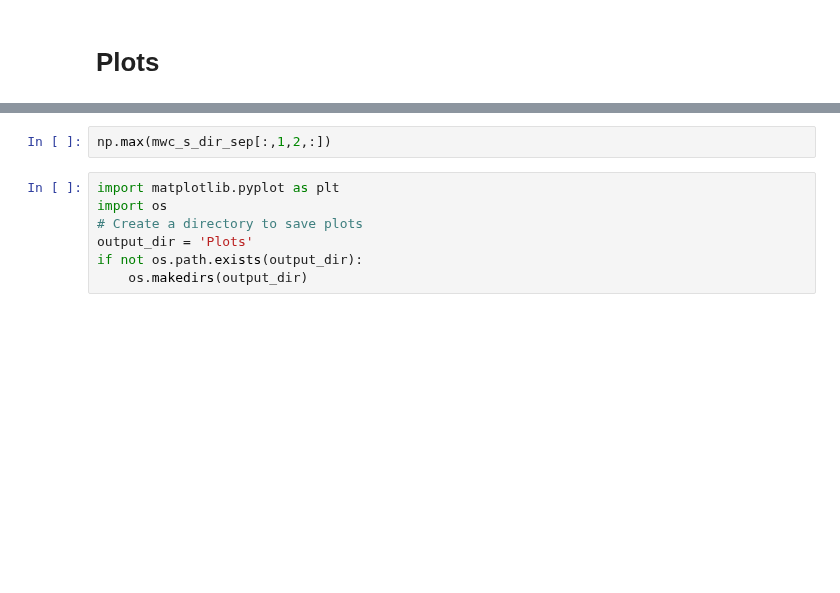
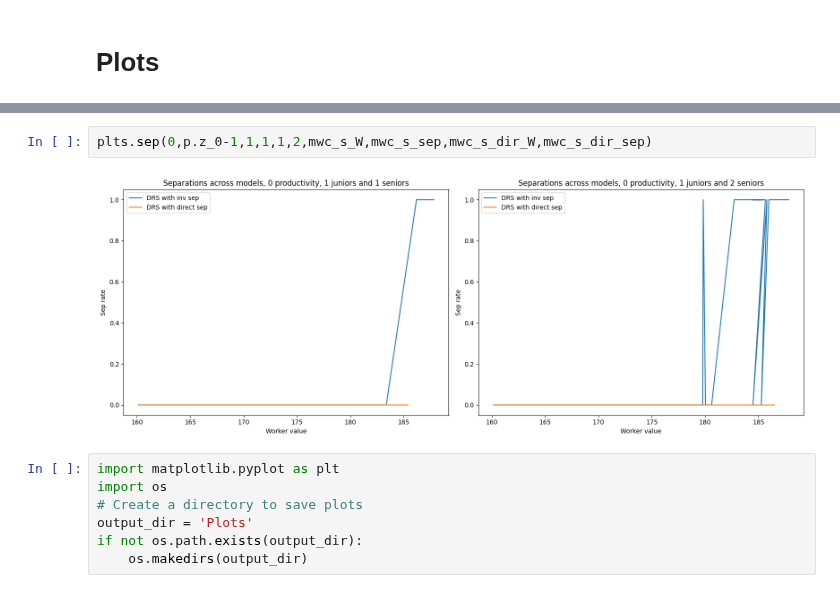
Before and after one commit to zalandru/Dynamic-Contracting-Multi-worker-Firm, a Jupyter notebook: Multiworker_wage_2steps/Initiating MWF.ipynb, the cells around one changed output, grey strips where cells are left out. Saved outputs shown, nothing was run; the diff lists cells and outputs as text; blank space fills up the shorter version.

```diff
--- a/Multiworker_wage_2steps/Initiating MWF.ipynb
+++ b/Multiworker_wage_2steps/Initiating MWF.ipynb
@@ -76,5 +130,7 @@ plts.ValueComparison(3,0,1,2,cc_W,cc_J,mwc_W,mwc_J,mwc_s_W,mwc_s_J,mwc_s_dir_W,m
-# %%
-np.max(mwc_s_dir_sep[:,1,2,:])
+# %%
+plts.sep(0,p.z_0-1,1,1,1,2,mwc_s_W,mwc_s_sep,mwc_s_dir_W,mwc_s_dir_sep)
+# %% [output]
+[figure, added]
 # %%
 import matplotlib.pyplot as plt
 import os
```
Also changed, not shown: parts of 14 cells of this notebook, 9 other files.
